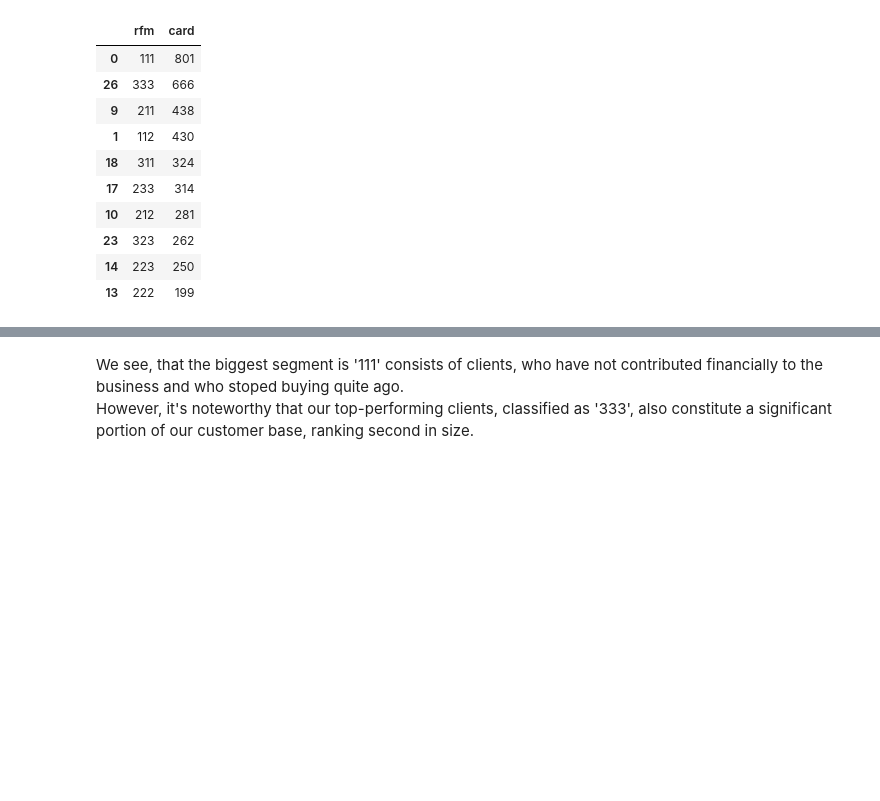
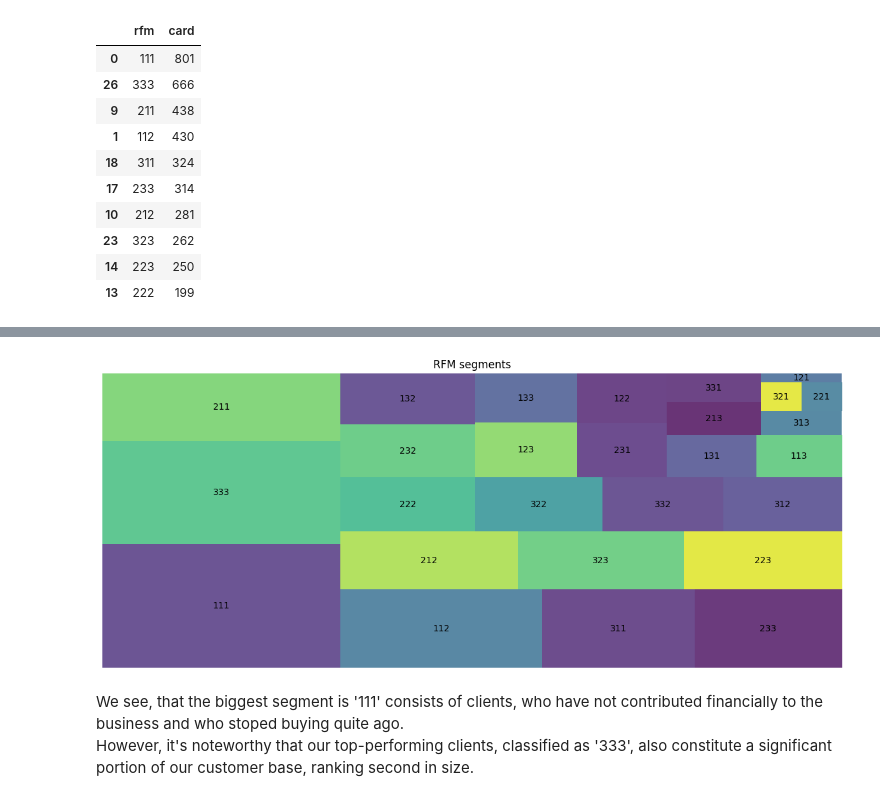
Before and after one commit to OstroPolli/Portfolio, a Jupyter notebook: RFM/RFM_pharmacy.ipynb, the cells around one changed output, grey strips where cells are left out. Cells and saved outputs as stored; diff of their text form; code cells hidden in the pictures; blank space fills up the shorter version.

```diff
--- a/RFM/RFM_pharmacy.ipynb
+++ b/RFM/RFM_pharmacy.ipynb
@@ -274,6 +276,14 @@ fig.update_layout(title='RFM segments')
 fig.show()
 # %% [output]
 [interactive output not drawn]
+# %%
+plt.figure(figsize=(15, 6))
+squarify.plot(sizes=rfm['card'], label=rfm['rfm'], alpha=0.8)
+plt.title("RFM segments")
+plt.axis('off')
+plt.show()
+# %% [output]
+[figure, added]
 # %% [markdown]
 We see, that the biggest segment is '111' consists of clients, who have not contributed financially to the business and who stoped buying quite ago.
 However, it's noteworthy that our top-performing clients, classified as '333', also constitute a significant portion of our customer base, ranking second in size.
```
Also changed, not shown: parts of 3 cells of this notebook.
